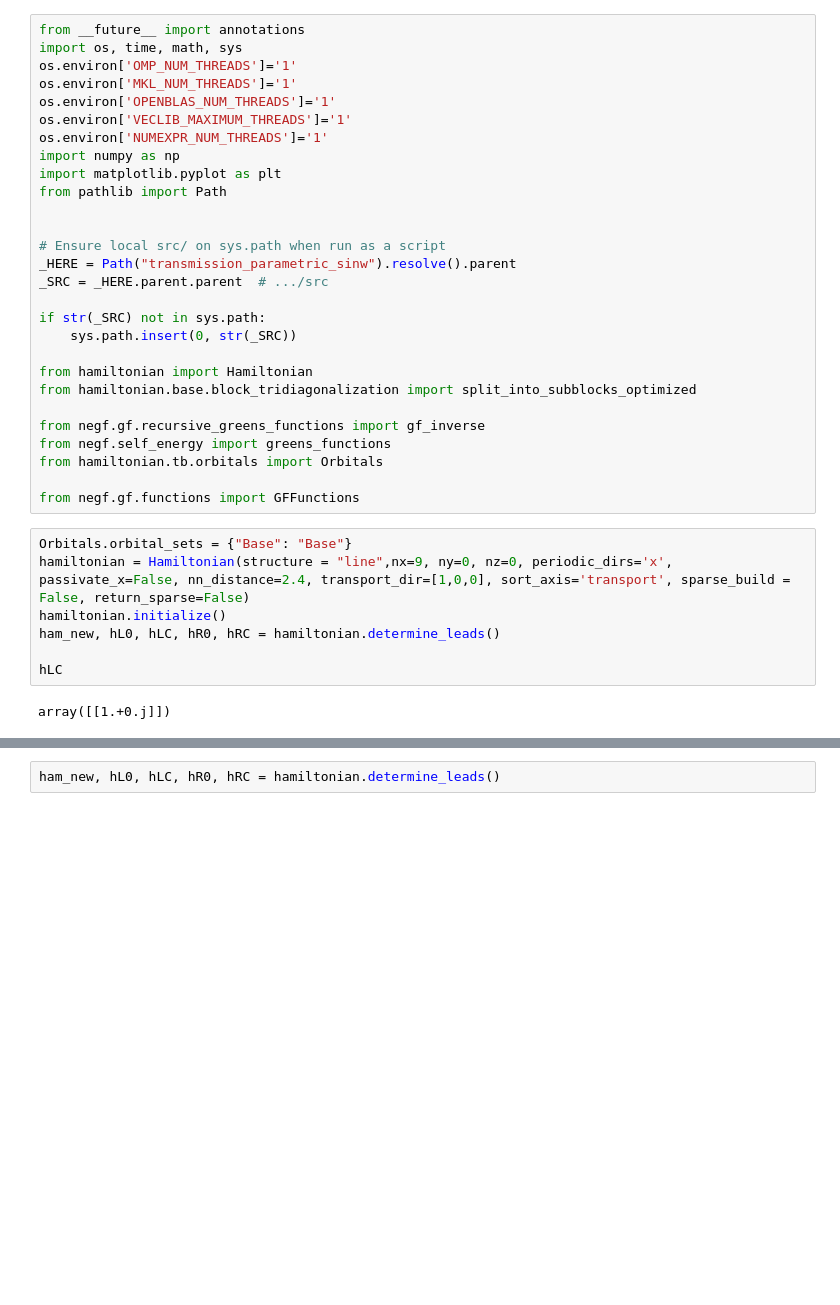
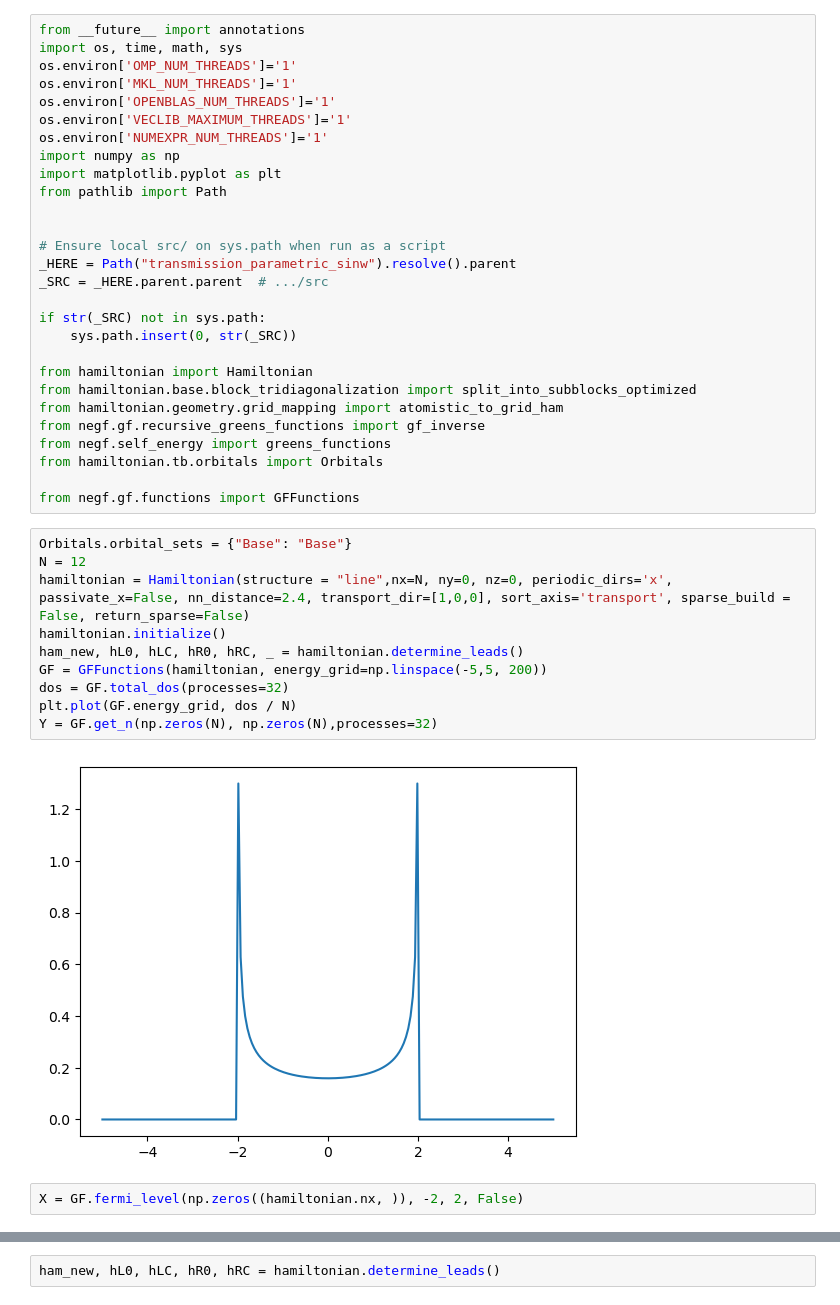
Before and after one commit to nandandiwan/Berkeley-Transport-Simulator, a Jupyter notebook: src/negf/examples/transmission_test.ipynb, the cells around one changed output, grey strips where cells are left out. Cells and saved outputs as stored; diff of their text form; blank space fills up the shorter version.

```diff
--- a/src/negf/examples/transmission_test.ipynb
+++ b/src/negf/examples/transmission_test.ipynb
@@ -20,7 +20,7 @@ if str(_SRC) not in sys.path:
 
 from hamiltonian import Hamiltonian
 from hamiltonian.base.block_tridiagonalization import split_into_subblocks_optimized
-
+from hamiltonian.geometry.grid_mapping import atomistic_to_grid_ham
 from negf.gf.recursive_greens_functions import gf_inverse
 from negf.self_energy import greens_functions
 from hamiltonian.tb.orbitals import Orbitals
@@ -28,10 +28,15 @@ from hamiltonian.tb.orbitals import Orbitals
 from negf.gf.functions import GFFunctions
 # %%
 Orbitals.orbital_sets = {"Base": "Base"}
-hamiltonian = Hamiltonian(structure = "line",nx=9, ny=0, nz=0, periodic_dirs='x', passivate_x=False, nn_distance=2.4, transport_dir=[1,0,0], sort_axis='transport', sparse_build = False, return_sparse=False)
+N = 12
+hamiltonian = Hamiltonian(structure = "line",nx=N, ny=0, nz=0, periodic_dirs='x', passivate_x=False, nn_distance=2.4, transport_dir=[1,0,0], sort_axis='transport', sparse_build = False, return_sparse=False)
 hamiltonian.initialize()
-ham_new, hL0, hLC, hR0, hRC = hamiltonian.determine_leads()
-
-hLC
+ham_new, hL0, hLC, hR0, hRC, _ = hamiltonian.determine_leads()
+GF = GFFunctions(hamiltonian, energy_grid=np.linspace(-5,5, 200))
+dos = GF.total_dos(processes=32)
+plt.plot(GF.energy_grid, dos / N)
+Y = GF.get_n(np.zeros(N), np.zeros(N),processes=32)
 # %% [output]
-array([[1.+0.j]])
+[figure, added]
+# %%
+X = GF.fermi_level(np.zeros((hamiltonian.nx, )), -2, 2, False)
```
Also changed, not shown: parts of 18 cells of this notebook, 13 other files.
